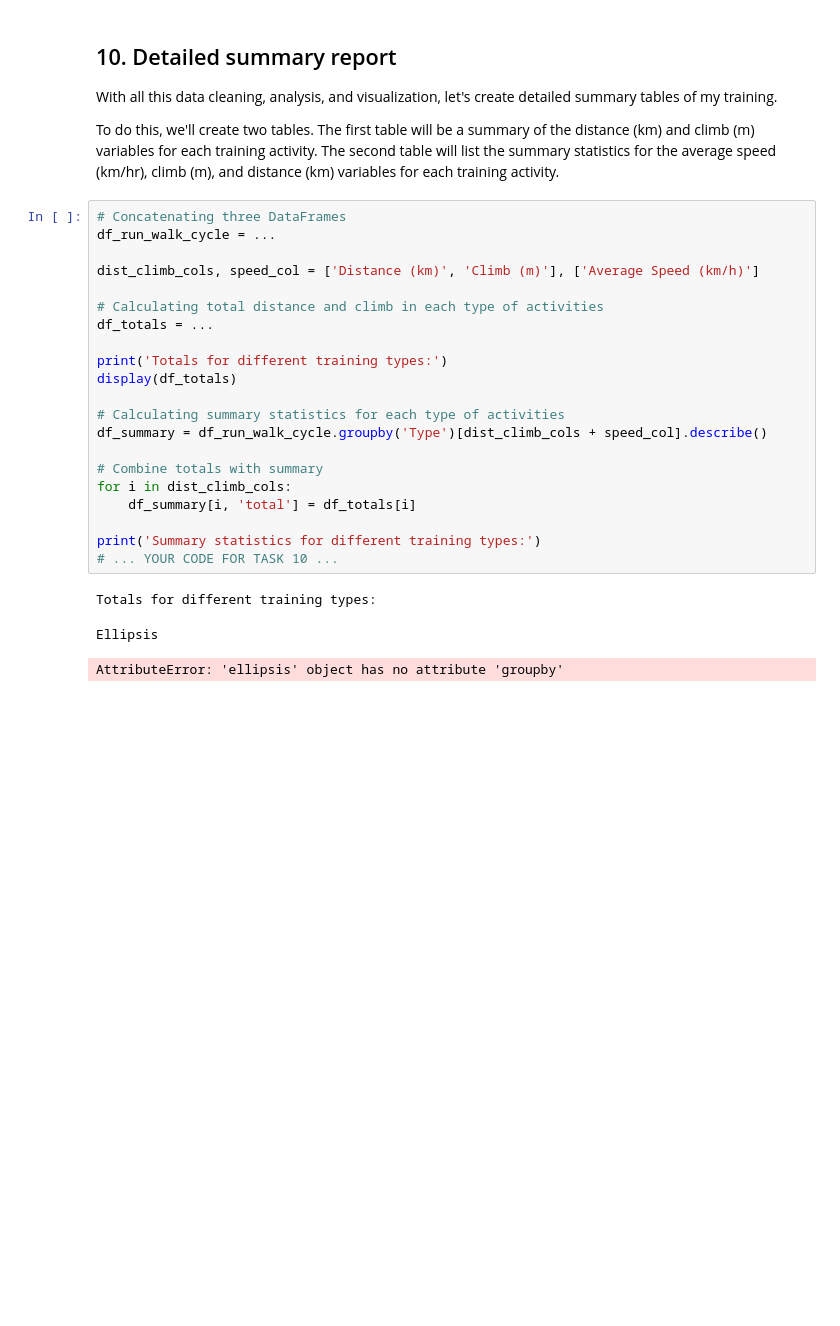
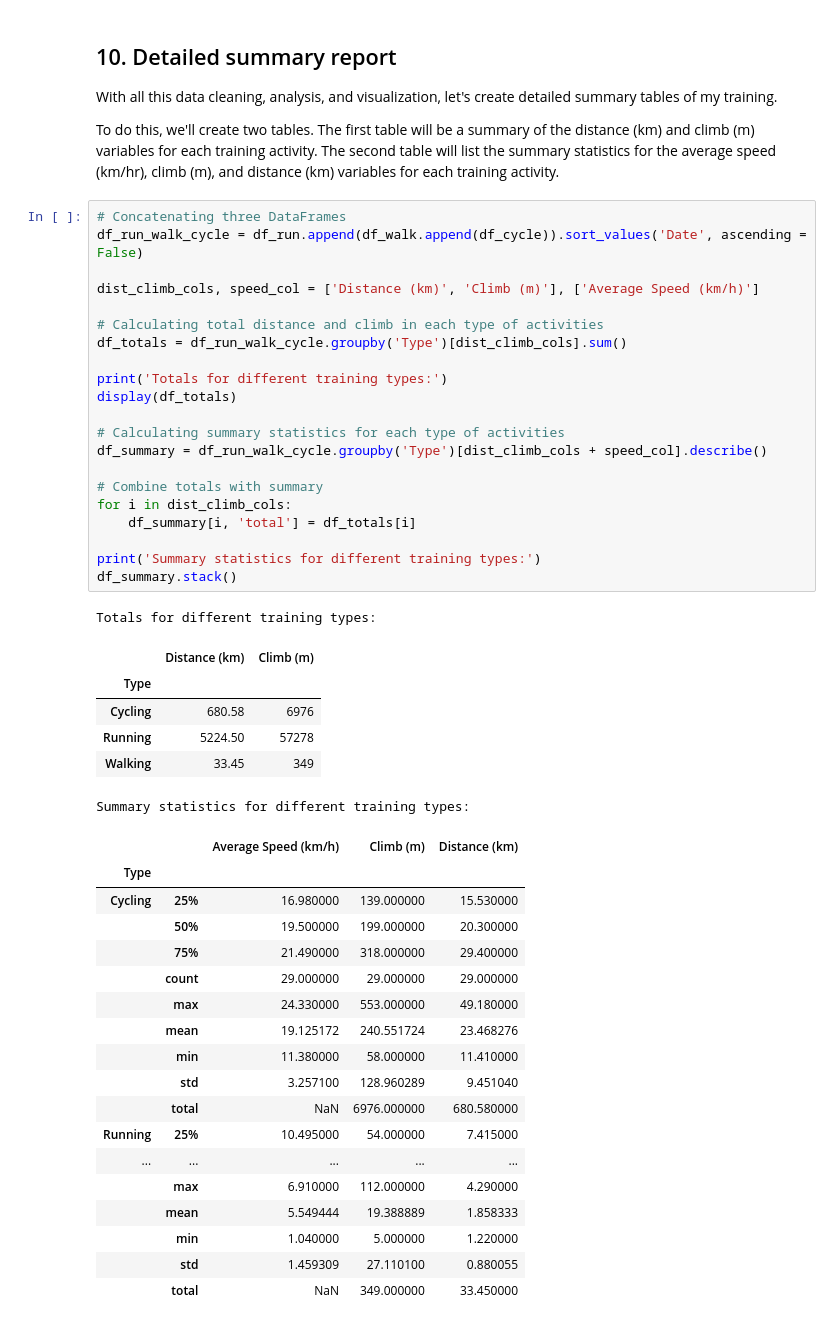
Before and after one commit to anishreddy3/Real_world_DS_applications, a Jupyter notebook: runkeeper_fitness.ipynb, the cells around one changed output. Saved outputs shown, nothing was run; the diff lists cells and outputs as text; blank space fills up the shorter version.

```diff
--- a/runkeeper_fitness.ipynb
+++ b/runkeeper_fitness.ipynb
@@ -295,29 +295,51 @@ plt.show()
 <p>To do this, we'll create two tables. The first table will be a summary of the distance (km) and climb (m) variables for each training activity. The second table will list the summary statistics for the average speed (km/hr), climb (m), and distance (km) variables for each training activity.</p>
 # %%
 # Concatenating three DataFrames
-df_run_walk_cycle = ...
+df_run_walk_cycle = df_run.append(df_walk.append(df_cycle)).sort_values('Date', ascending = False)
 
 dist_climb_cols, speed_col = ['Distance (km)', 'Climb (m)'], ['Average Speed (km/h)']
 
 # Calculating total distance and climb in each type of activities
-df_totals = ...
+df_totals = df_run_walk_cycle.groupby('Type')[dist_climb_cols].sum()
 
 print('Totals for different training types:')
 display(df_totals)
 
 # Calculating summary statistics for each type of activities
 df_summary = df_run_walk_cycle.groupby('Type')[dist_climb_cols + speed_col].describe()
 
 # Combine totals with summary
 for i in dist_climb_cols:
     df_summary[i, 'total'] = df_totals[i]
 
 print('Summary statistics for different training types:')
-# ... YOUR CODE FOR TASK 10 ...
+df_summary.stack()
 # %% [output]
 Totals for different training types:
+|  | Distance (km) | Climb (m) |
+| Type |  |  |
+| Cycling | 680.58 | 6976 |
+| Running | 5224.50 | 57278 |
+| Walking | 33.45 | 349 |
-Ellipsis
+Summary statistics for different training types:
-AttributeError: 'ellipsis' object has no attribute 'groupby'
+|  |  | Average Speed (km/h) | Climb (m) | Distance (km) |
+| Type |  |  |  |  |
+| Cycling | 25% | 16.980000 | 139.000000 | 15.530000 |
+|  | 50% | 19.500000 | 199.000000 | 20.300000 |
+|  | 75% | 21.490000 | 318.000000 | 29.400000 |
+|  | count | 29.000000 | 29.000000 | 29.000000 |
+|  | max | 24.330000 | 553.000000 | 49.180000 |
+|  | mean | 19.125172 | 240.551724 | 23.468276 |
+|  | min | 11.380000 | 58.000000 | 11.410000 |
+|  | std | 3.257100 | 128.960289 | 9.451040 |
+|  | total | NaN | 6976.000000 | 680.580000 |
+| Running | 25% | 10.495000 | 54.000000 | 7.415000 |
+| ... | ... | ... | ... | ... |
+|  | max | 6.910000 | 112.000000 | 4.290000 |
+|  | mean | 5.549444 | 19.388889 | 1.858333 |
+|  | min | 1.040000 | 5.000000 | 1.220000 |
+|  | std | 1.459309 | 27.110100 | 0.880055 |
+|  | total | NaN | 349.000000 | 33.450000 |
 # %% [markdown]
 ## 11. Fun facts
 <p>To wrap up, let’s pick some fun facts out of the summary tables and solve the last exercise.</p>
```
Also changed, not shown: parts of 1 cell of this notebook.
